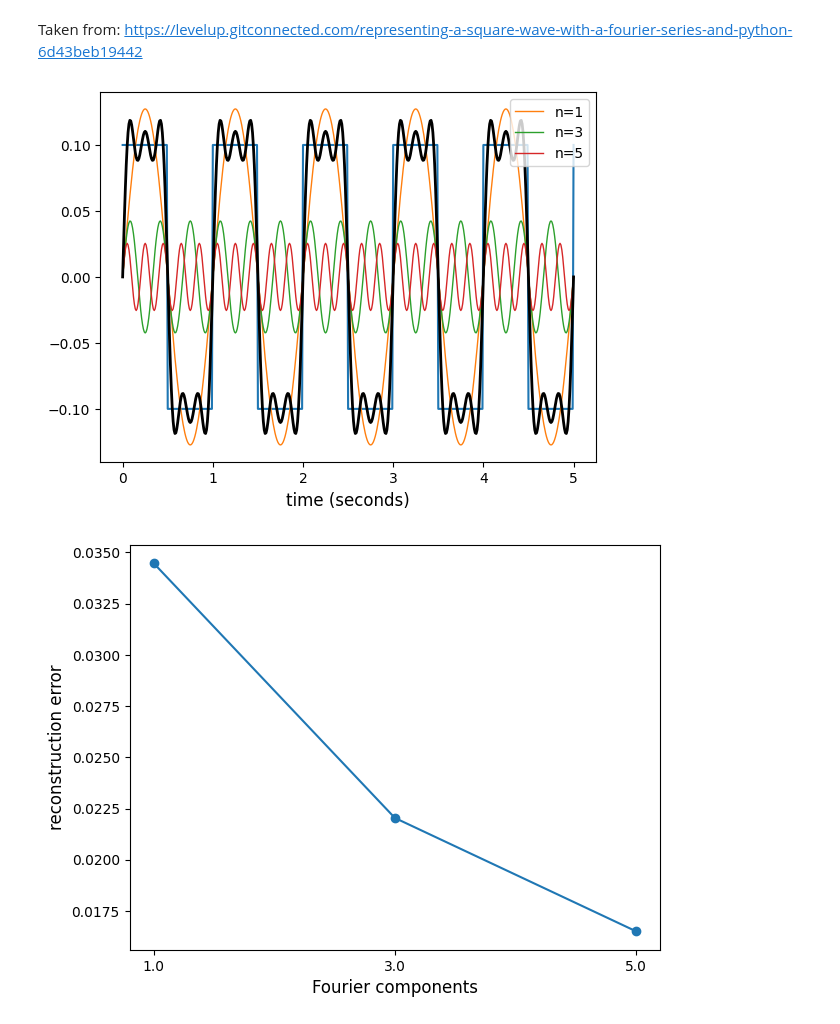
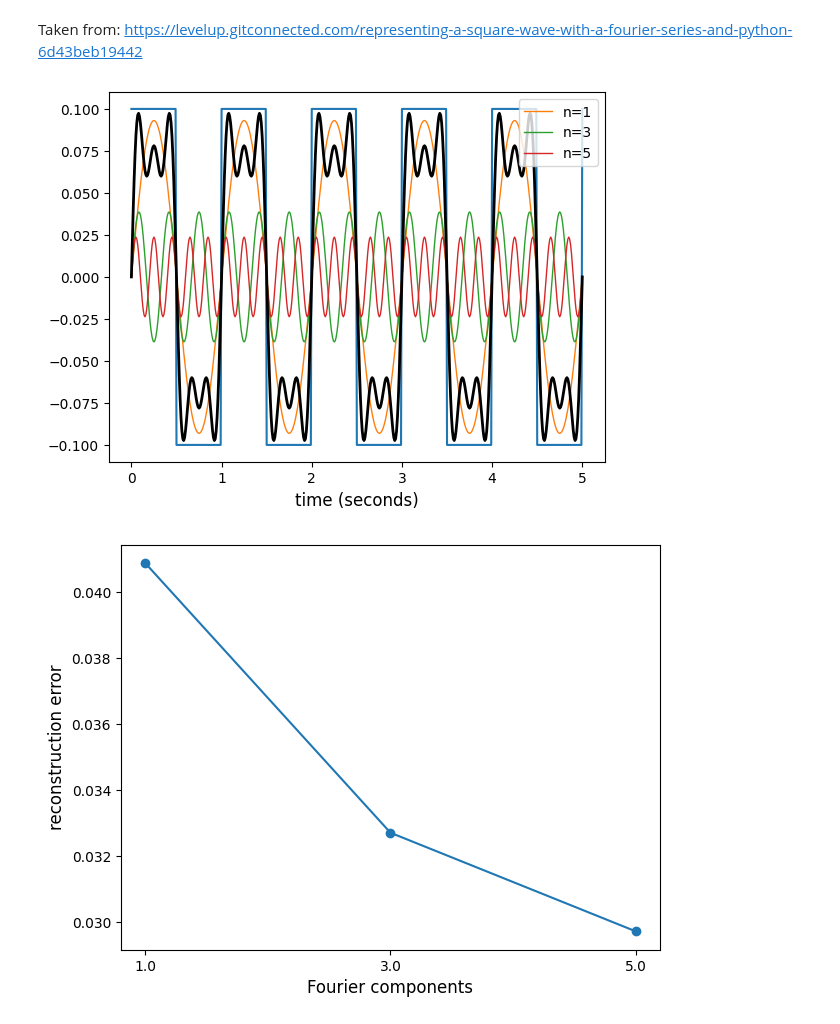
Before and after one commit to thierrynieus/cell_biophysics_AA2526, a Jupyter notebook: fourier - square wave_filtered.ipynb, the cells around one changed output. Cells and saved outputs as stored; diff of their text form; code cells hidden in the pictures.

```diff
--- a/fourier - square wave_filtered.ipynb
+++ b/fourier - square wave_filtered.ipynb
@@ -27,33 +27,37 @@ plt.plot(t, y)
 
 num_comp = 3 # num components
 
 num = len(t)
 y_tot = np.zeros(num)
 y_err = np.zeros(num_comp)
 x_err = np.zeros(num_comp)
 
+def filtered(frequency, fcut_off=500, slope=0.5):
+    """"""
+    return 1 / (1+ np.exp((frequency-fcut_off)/slope))
+
 for n_comp in range(num_comp):
     n = 2*n_comp+1
     #n = n_comp + 1
     x_err[n_comp] = n
     fn = bn(n,A)
     frequency = f / n
-    yn = fn * np.sin(n*omega*t) * filtered(n)
+    yn = fn * np.sin(n*omega*t) * filtered(frequency, fcut_off=1.5)
     y_tot = y_tot + yn
     y_err[n_comp] = np.mean(np.abs(y_tot-y))
     plt.plot(t, yn, lw=1, linestyle='-', label='n=%d'%n)
 
 plt.plot(t, y_tot, c='k', linestyle='-', lw=2)
 plt.legend()
 plt.xlabel('time (seconds)', fontsize=12)
 
 
 plt.figure(2)
 plt.plot(y_err,marker='o', )
 plt.xticks(np.arange(num_comp),x_err)
 plt.xlabel('Fourier components', fontsize=12)
 plt.ylabel('reconstruction error', fontsize=12)
 plt.tight_layout(pad=1)
 # %% [output]
-[figure, old version]
+[figure, new version]
-[figure, old version]
+[figure, new version]
```
Also changed, not shown: 1 other file.
